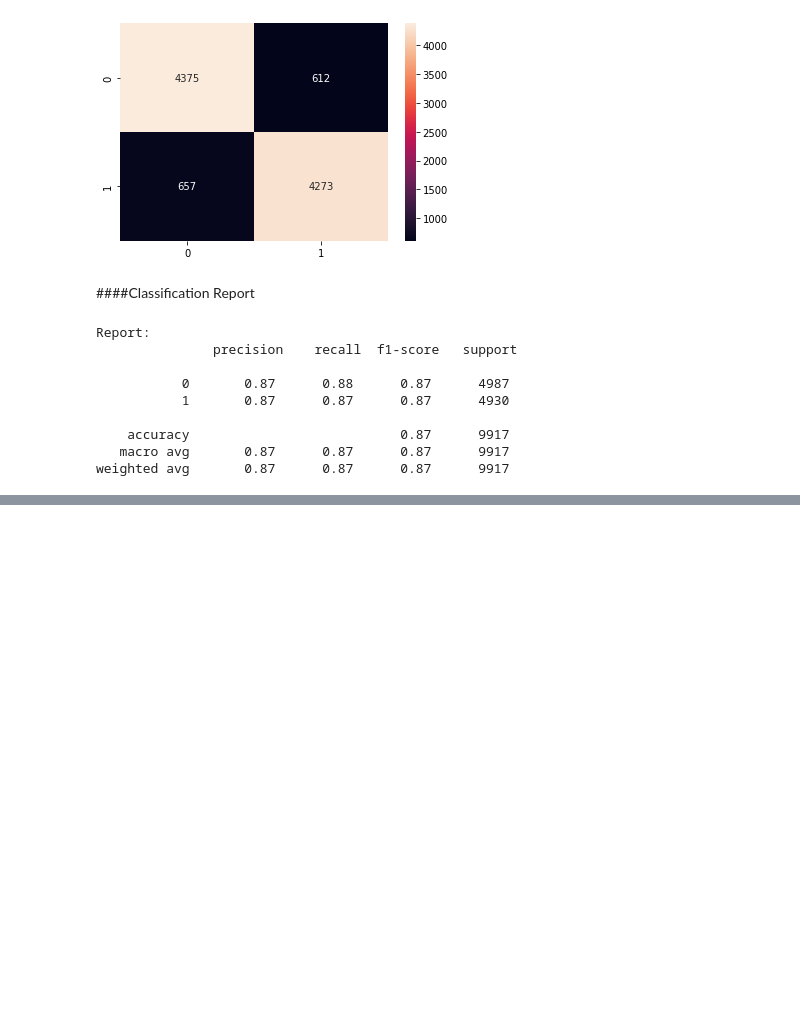
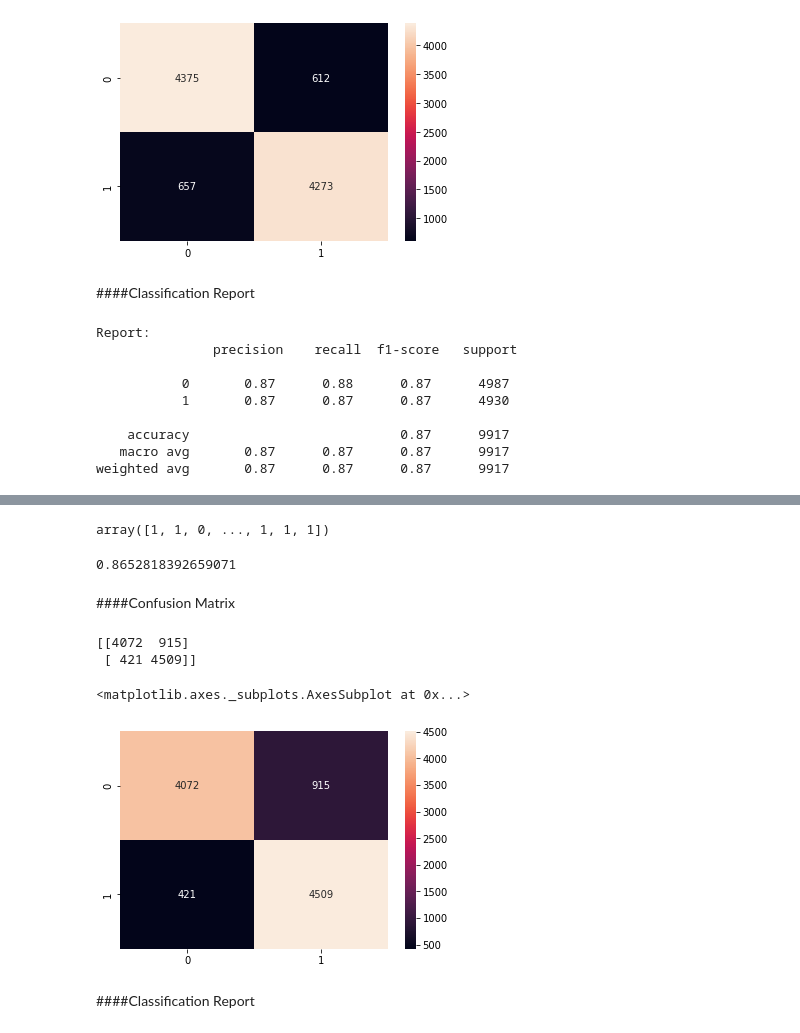
Before and after one commit to krithvi/Sentiment-Analysis, a Jupyter notebook: Sentiment_Analysis.ipynb, the cells around one changed output, grey strips where cells are left out. Drawn from its saved outputs; the diff is of its cells as text; code cells hidden in the pictures; blank space fills up the shorter version.

```diff
--- a/Sentiment_Analysis.ipynb
+++ b/Sentiment_Analysis.ipynb
@@ -856,0 +930,2 @@ weighted avg       0.87      0.87      0.87      9917
+# %%
+bilstm_0 = load_model('/content/Mydrive/MyDrive/FinalYearProject/models/bilstm_0.h5')
@@ -856,0 +934,2 @@ weighted avg       0.87      0.87      0.87      9917
+# %%
+y_pred = bilstm_0.predict(X_test_pad)
@@ -856,0 +946,31 @@ weighted avg       0.87      0.87      0.87      9917
+# %%
+pred  = []
+for p in y_pred:
+  if p<0.5:
+    pred.append(0)
+  else:
+    pred.append(1)
+y_pred = np.array(pred)
+# %%
+y_pred
+# %% [output]
+array([1, 1, 0, ..., 1, 1, 1])
+# %%
+accuracy_score(y_test, y_pred)
+# %% [output]
+0.8652818392659071
+# %% [markdown]
+####Confusion Matrix
+# %%
+cf_matrix = confusion_matrix(y_test, y_pred)
+print(cf_matrix)
+# %% [output]
+[[4072  915]
+ [ 421 4509]]
+# %%
+sns.heatmap(cf_matrix, annot=True, fmt='g')
+# %% [output]
+<matplotlib.axes._subplots.AxesSubplot at 0x...>
+[figure, added]
+# %% [markdown]
+####Classification Report
```
Also changed, not shown: parts of 26 cells of this notebook.
